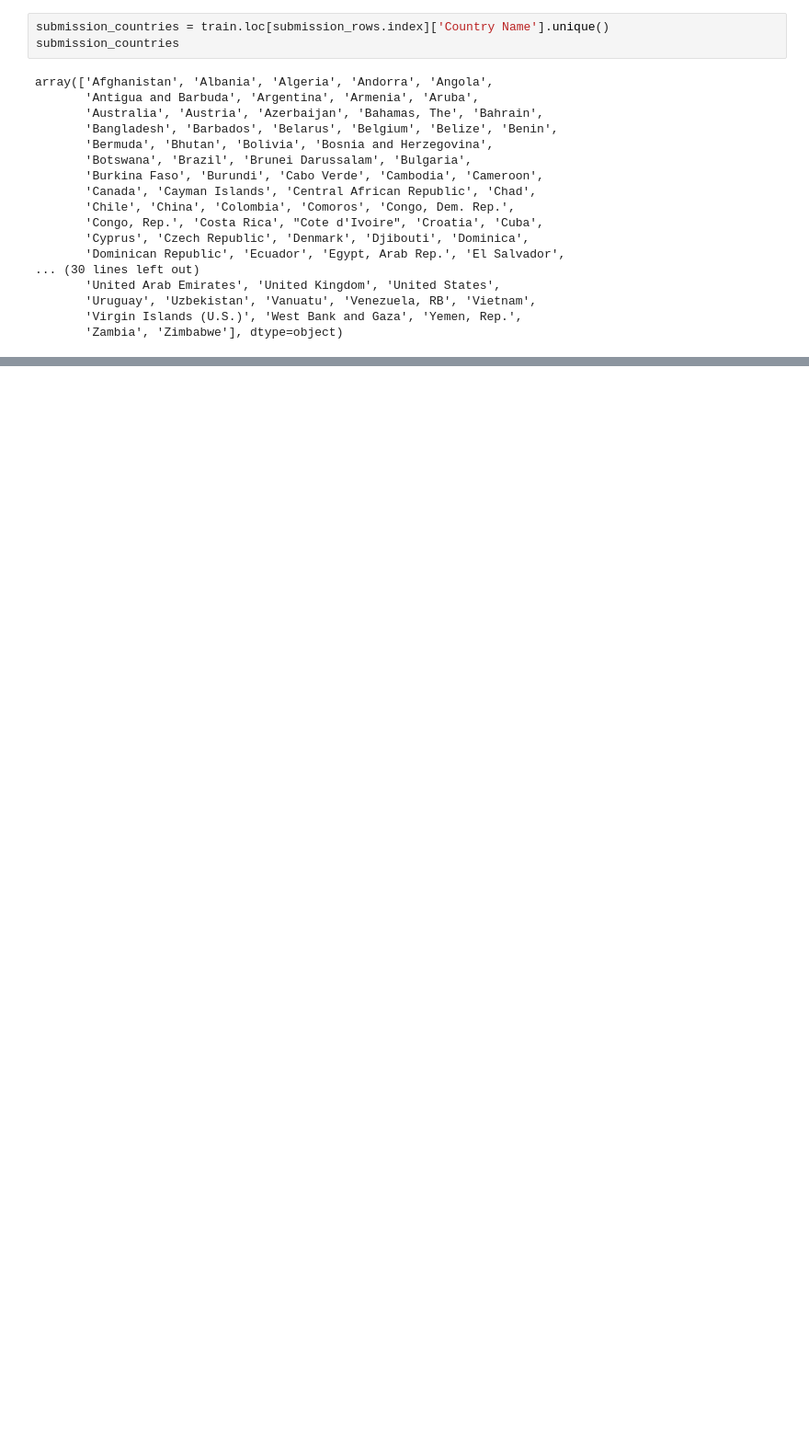
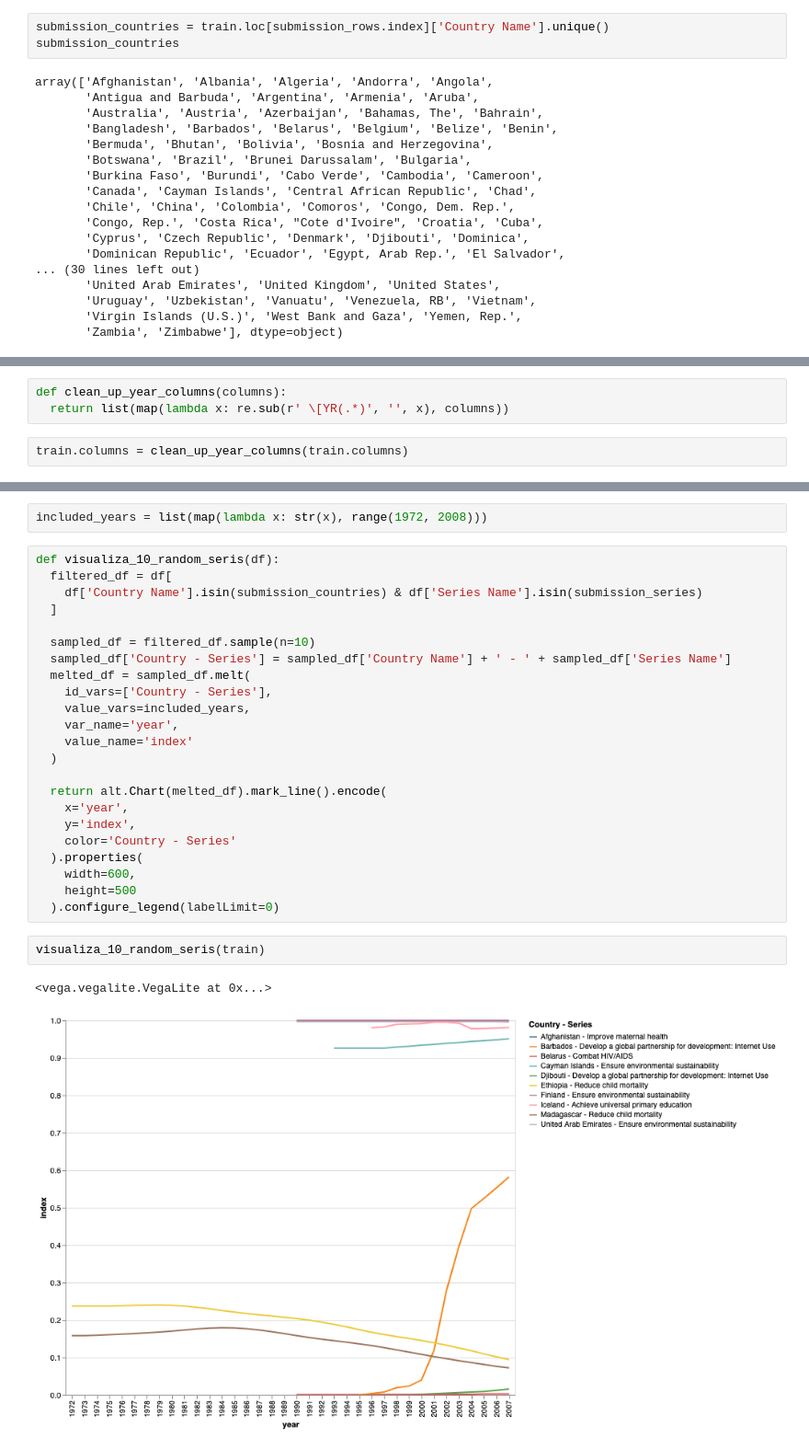
Before and after one commit to jackyho112/un-millennium-goals, a Jupyter notebook: exploration.ipynb, the cells around one changed output, grey strips where cells are left out. Shown at 92% size. Saved outputs shown, nothing was run; the diff lists cells and outputs as text; blank space fills up the shorter version.

```diff
--- a/exploration.ipynb
+++ b/exploration.ipynb
@@ -127,0 +163,5 @@ array(['Afghanistan', 'Albania', 'Algeria', 'Andorra', 'Angola',
+# %%
+def clean_up_year_columns(columns):
+  return list(map(lambda x: re.sub(r' \[YR(.*)', '', x), columns))
+# %%
+train.columns = clean_up_year_columns(train.columns)
@@ -127,0 +178,30 @@ array(['Afghanistan', 'Albania', 'Algeria', 'Andorra', 'Angola',
+# %%
+included_years = list(map(lambda x: str(x), range(1972, 2008)))
+# %%
+def visualiza_10_random_seris(df):
+  filtered_df = df[
+    df['Country Name'].isin(submission_countries) & df['Series Name'].isin(submission_series)
+  ]
+
+  sampled_df = filtered_df.sample(n=10)
+  sampled_df['Country - Series'] = sampled_df['Country Name'] + ' - ' + sampled_df['Series Name']
+  melted_df = sampled_df.melt(
+    id_vars=['Country - Series'],
+    value_vars=included_years,
+    var_name='year',
+    value_name='index'
+  )
+
+  return alt.Chart(melted_df).mark_line().encode(
+    x='year',
+    y='index',
+    color='Country - Series'
+  ).properties(
+    width=600,
+    height=500
+  ).configure_legend(labelLimit=0)
+# %%
+visualiza_10_random_seris(train)
+# %% [output]
+<vega.vegalite.VegaLite at 0x...>
+[figure, added]
```
Also changed, not shown: parts of 25 cells of this notebook.
